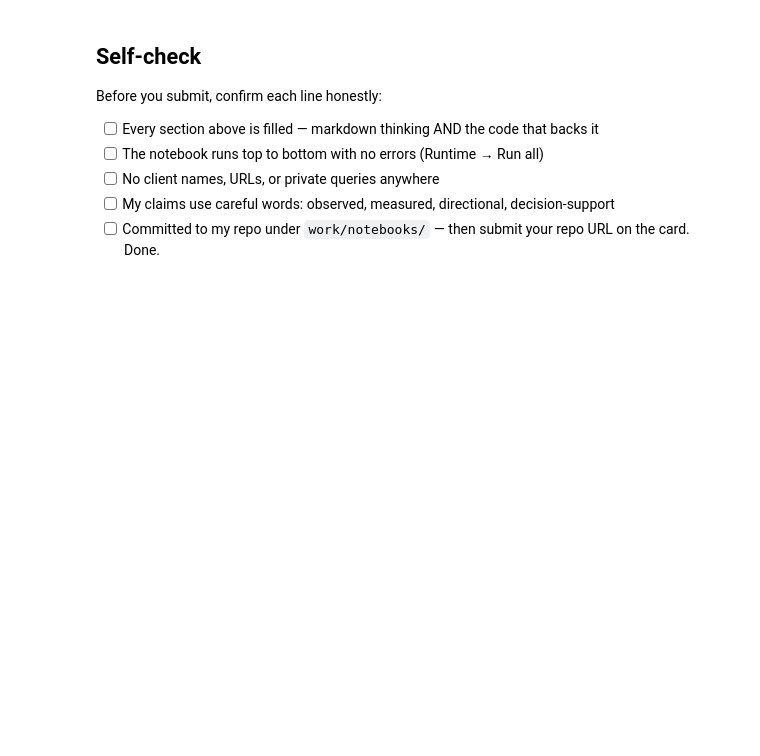
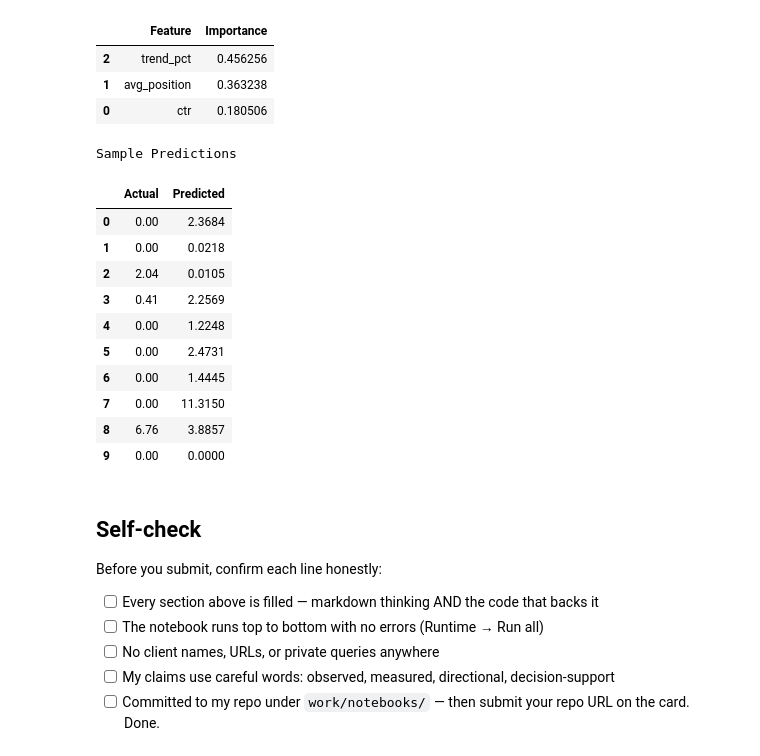
Before and after one commit to Rana4682/flyrank-ml-internship, a Jupyter notebook: work/notebooks/w05_model.ipynb, the cells around one changed output. Drawn from its saved outputs; the diff is of its cells as text; code cells hidden in the pictures; blank space fills up the shorter version.

```diff
--- a/work/notebooks/w05_model.ipynb
+++ b/work/notebooks/w05_model.ipynb
@@ -36,0 +315,15 @@ This skeleton is yours to fill. Work the sections **in order** — each one has
+# %%
+from sklearn.model_selection import train_test_split
+
+X_train, X_test, y_train, y_test = train_test_split(
+    X,
+    y,
+    test_size=0.2,
+    random_state=42
+)
+# %%
+from sklearn.ensemble import RandomForestRegressor
+
+model = RandomForestRegressor(random_state=42)
+
+model.fit(X_train, y_train)
@@ -37,3 +380,47 @@ This skeleton is yours to fill. Work the sections **in order** — each one has
+# %%
+importance = pd.DataFrame({
+
+    "Feature":features,
+
+    "Importance":model.feature_importances_
+
+})
+
+importance = importance.sort_values(
+    "Importance",
+    ascending=False
+)
+
+display(importance)
+
+print("\nSample Predictions")
+
+results = pd.DataFrame({
+
+    "Actual":y_test.values,
+
+    "Predicted":predictions
+
+})
+
+display(results.head(10))
+# %% [output]
+|  | Feature | Importance |
+| 2 | trend_pct | 0.456256 |
+| 1 | avg_position | 0.363238 |
+| 0 | ctr | 0.180506 |
+Sample Predictions
+|  | Actual | Predicted |
+| 0 | 0.00 | 2.3684 |
+| 1 | 0.00 | 0.0218 |
+| 2 | 2.04 | 0.0105 |
+| 3 | 0.41 | 2.2569 |
+| 4 | 0.00 | 1.2248 |
+| 5 | 0.00 | 2.4731 |
+| 6 | 0.00 | 1.4445 |
+| 7 | 0.00 | 11.3150 |
+| 8 | 6.76 | 3.8857 |
+| 9 | 0.00 | 0.0000 |
 # %% [markdown]
 ## Self-check
 
```
Also changed, not shown: parts of 23 cells of this notebook.
